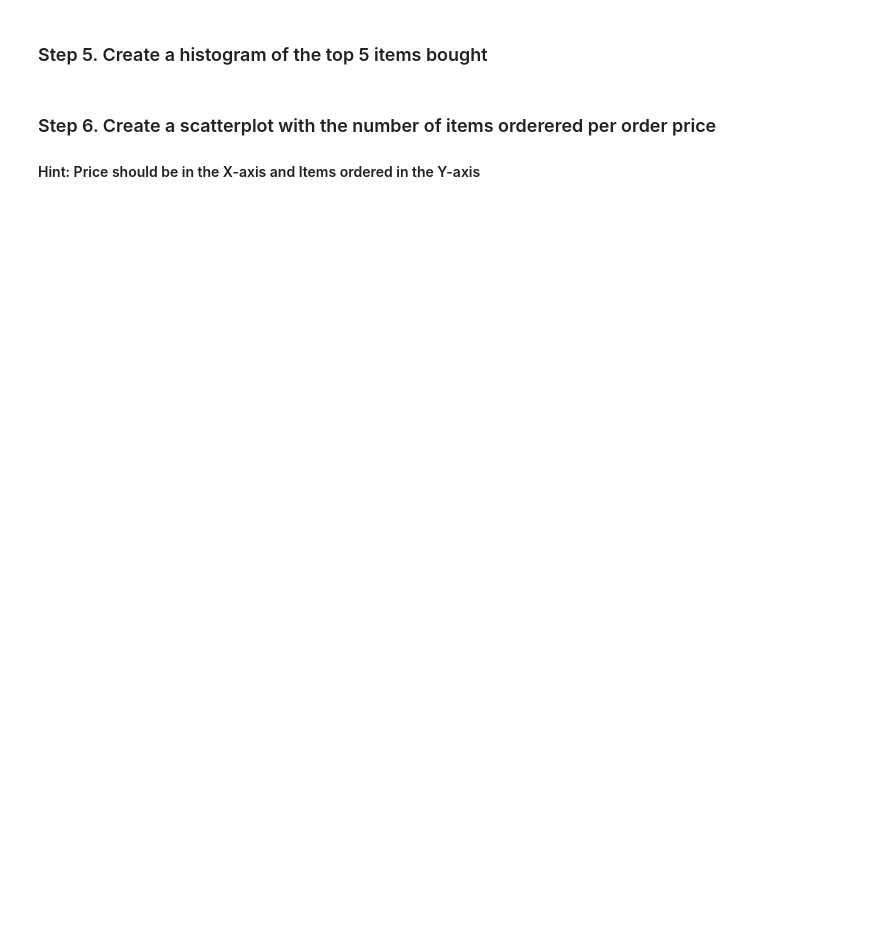
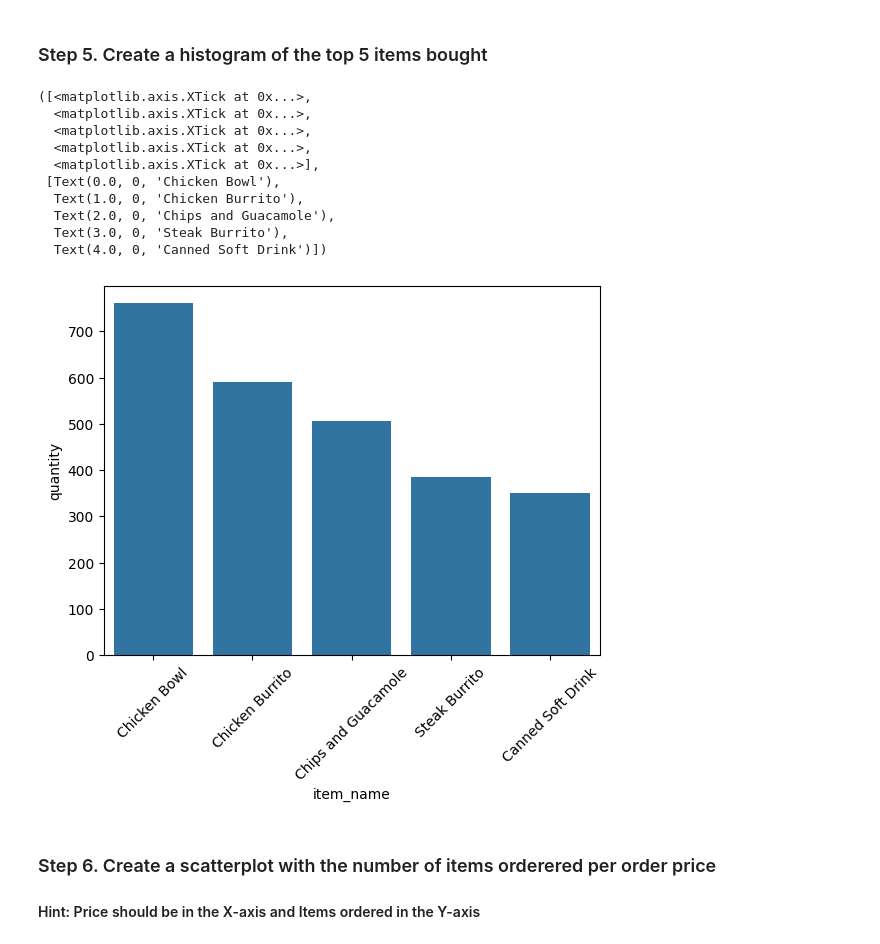
Before and after one commit to chrisbebacon/pandas_training, a Jupyter notebook: 07_Visualization/Chipotle/Exercises.ipynb, the cells around one changed output. Drawn from its saved outputs; the diff is of its cells as text; code cells hidden in the pictures; blank space fills up the shorter version.

```diff
--- a/07_Visualization/Chipotle/Exercises.ipynb
+++ b/07_Visualization/Chipotle/Exercises.ipynb
@@ -18,5 +17,9 @@ ModuleNotFoundError: No module named 'matplotlib'
 ### Step 2. Import the dataset from this [address](https://raw.githubusercontent.com/justmarkham/DAT8/master/data/chipotle.tsv).
 # %% [markdown]
 ### Step 3. Assign it to a variable called chipo.
+# %%
+url = 'https://raw.githubusercontent.com/justmarkham/DAT8/master/data/chipotle.tsv'
+
+chipo = pd.read_csv(url, sep = '\t')
 # %% [markdown]
 ### Step 4. See the first 10 entries
@@ -23,5 +40,22 @@ ModuleNotFoundError: No module named 'matplotlib'
 # %% [markdown]
 ### Step 5. Create a histogram of the top 5 items bought
+# %%
+interim = chipo.groupby("item_name").sum().sort_values("quantity", ascending=False).head()
+interim.reset_index(inplace=True)
+sns.barplot(x = interim.item_name, y = interim.quantity)
+plt.xticks(interim.item_name, rotation=45)
+# %% [output]
+([<matplotlib.axis.XTick at 0x...>,
+  <matplotlib.axis.XTick at 0x...>,
+  <matplotlib.axis.XTick at 0x...>,
+  <matplotlib.axis.XTick at 0x...>,
+  <matplotlib.axis.XTick at 0x...>],
+ [Text(0.0, 0, 'Chicken Bowl'),
+  Text(1.0, 0, 'Chicken Burrito'),
+  Text(2.0, 0, 'Chips and Guacamole'),
+  Text(3.0, 0, 'Steak Burrito'),
+  Text(4.0, 0, 'Canned Soft Drink')])
+[figure, added]
 # %% [markdown]
 ### Step 6. Create a scatterplot with the number of items orderered per order price
 #### Hint: Price should be in the X-axis and Items ordered in the Y-axis
```
Also changed, not shown: parts of 3 cells of this notebook, 2 other files.
